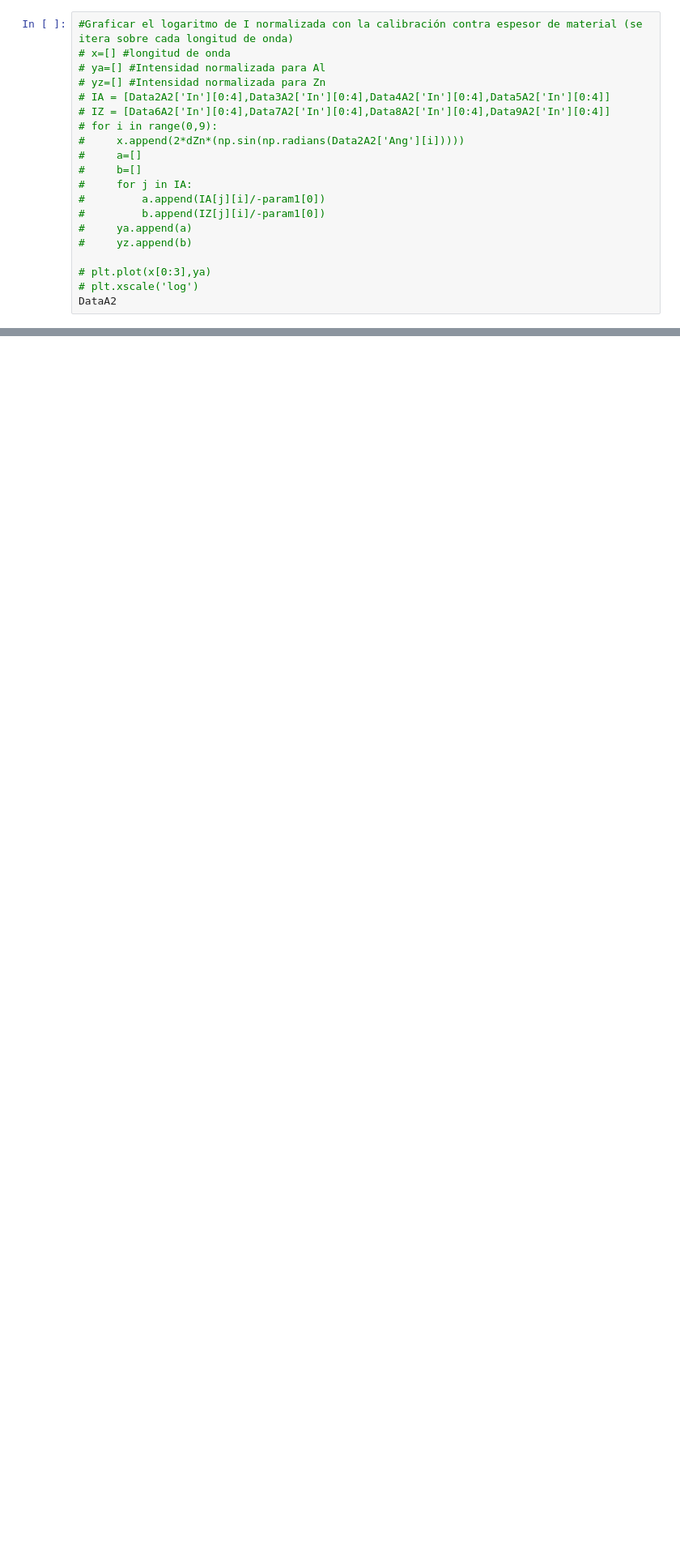
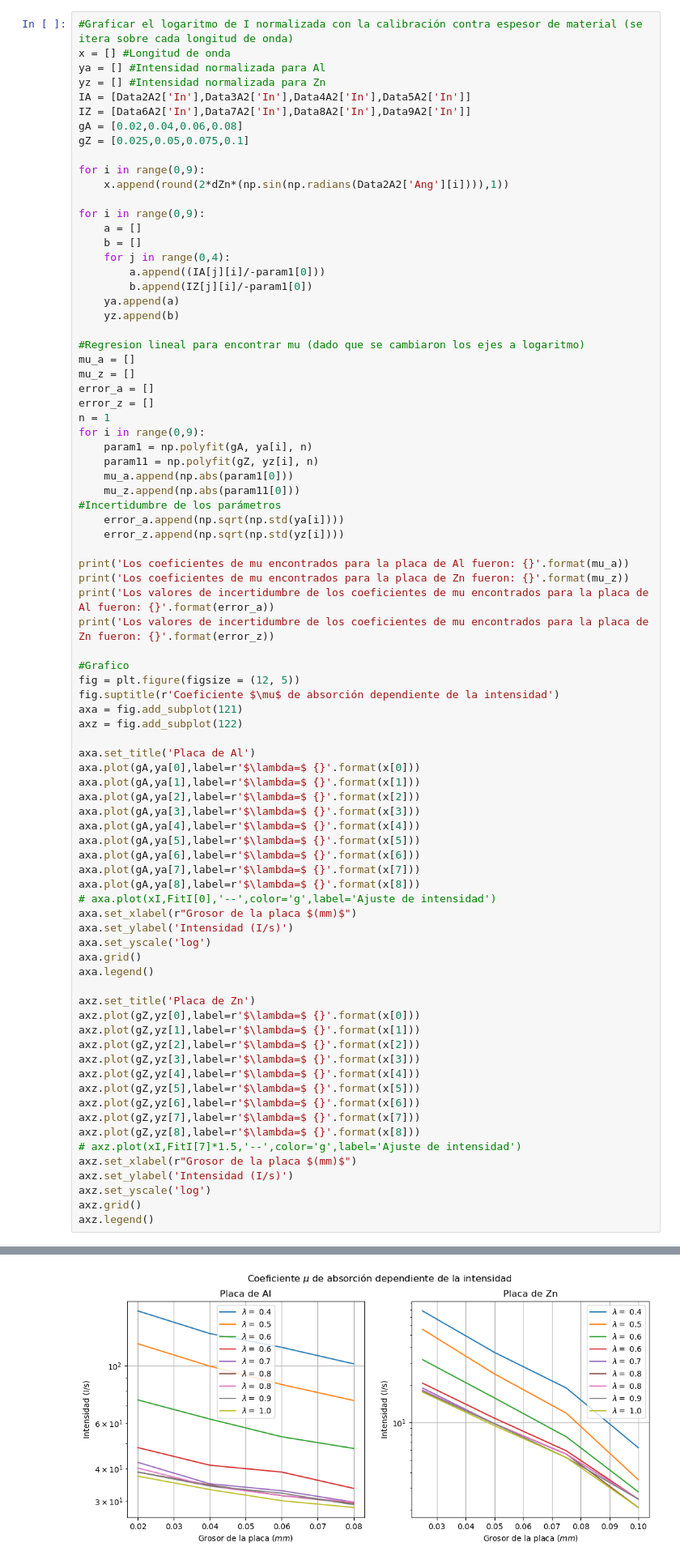
Before and after one commit to ccuellarn/Laboratorio-Intermedio---Pr-cticas20242, a Jupyter notebook: Rayos X/Rayos X.ipynb, the cells around one changed output, grey strips where cells are left out. Shown at 81% size. Saved outputs shown, nothing was run; the diff lists cells and outputs as text; blank space fills up the shorter version.

```diff
--- a/Rayos X/Rayos X.ipynb
+++ b/Rayos X/Rayos X.ipynb
@@ -332,22 +331,83 @@ plt.show()
 [figure]
 # %%
 #Graficar el logaritmo de I normalizada con la calibración contra espesor de material (se itera sobre cada longitud de onda)
-# x=[] #longitud de onda
-# ya=[] #Intensidad normalizada para Al
-# yz=[] #Intensidad normalizada para Zn
-# IA = [Data2A2['In'][0:4],Data3A2['In'][0:4],Data4A2['In'][0:4],Data5A2['In'][0:4]]
-# IZ = [Data6A2['In'][0:4],Data7A2['In'][0:4],Data8A2['In'][0:4],Data9A2['In'][0:4]]
-# for i in range(0,9):
-#     x.append(2*dZn*(np.sin(np.radians(Data2A2['Ang'][i]))))
-#     a=[]
-#     b=[]
-#     for j in IA:
-#         a.append(IA[j][i]/-param1[0])
-#         b.append(IZ[j][i]/-param1[0])
-#     ya.append(a)
-#     yz.append(b)
+x = [] #Longitud de onda
+ya = [] #Intensidad normalizada para Al
+yz = [] #Intensidad normalizada para Zn
+IA = [Data2A2['In'],Data3A2['In'],Data4A2['In'],Data5A2['In']]
+IZ = [Data6A2['In'],Data7A2['In'],Data8A2['In'],Data9A2['In']]
+gA = [0.02,0.04,0.06,0.08]
+gZ = [0.025,0.05,0.075,0.1]
 
-# plt.plot(x[0:3],ya)
-# plt.xscale('log')
-DataA2
+for i in range(0,9):
+    x.append(round(2*dZn*(np.sin(np.radians(Data2A2['Ang'][i]))),1))
+
+for i in range(0,9):
+    a = []
+    b = []
+    for j in range(0,4):
+        a.append((IA[j][i]/-param1[0]))
+        b.append(IZ[j][i]/-param1[0])
+    ya.append(a)
+    yz.append(b)
+
+#Regresion lineal para encontrar mu (dado que se cambiaron los ejes a logaritmo)
+mu_a = []
+mu_z = []
+error_a = []
+error_z = []
+n = 1
+for i in range(0,9):
+    param1 = np.polyfit(gA, ya[i], n)
+    param11 = np.polyfit(gZ, yz[i], n)
+    mu_a.append(np.abs(param1[0]))
+    mu_z.append(np.abs(param11[0]))
+#Incertidumbre de los parámetros
+    error_a.append(np.sqrt(np.std(ya[i])))
+    error_z.append(np.sqrt(np.std(yz[i])))
+
+print('Los coeficientes de mu encontrados para la placa de Al fueron: {}'.format(mu_a))
+print('Los coeficientes de mu encontrados para la placa de Zn fueron: {}'.format(mu_z))
+print('Los valores de incertidumbre de los coeficientes de mu encontrados para la placa de Al fueron: {}'.format(error_a))
+print('Los valores de incertidumbre de los coeficientes de mu encontrados para la placa de Zn fueron: {}'.format(error_z))
+
+#Grafico
+fig = plt.figure(figsize = (12, 5))
+fig.suptitle(r'Coeficiente $\mu$ de absorción dependiente de la intensidad')
+axa = fig.add_subplot(121)
+axz = fig.add_subplot(122)
+
+axa.set_title('Placa de Al')
+axa.plot(gA,ya[0],label=r'$\lambda=$ {}'.format(x[0]))
+axa.plot(gA,ya[1],label=r'$\lambda=$ {}'.format(x[1]))
+axa.plot(gA,ya[2],label=r'$\lambda=$ {}'.format(x[2]))
+axa.plot(gA,ya[3],label=r'$\lambda=$ {}'.format(x[3]))
+axa.plot(gA,ya[4],label=r'$\lambda=$ {}'.format(x[4]))
+axa.plot(gA,ya[5],label=r'$\lambda=$ {}'.format(x[5]))
+axa.plot(gA,ya[6],label=r'$\lambda=$ {}'.format(x[6]))
+axa.plot(gA,ya[7],label=r'$\lambda=$ {}'.format(x[7]))
+axa.plot(gA,ya[8],label=r'$\lambda=$ {}'.format(x[8]))
+# axa.plot(xI,FitI[0],'--',color='g',label='Ajuste de intensidad')
+axa.set_xlabel(r"Grosor de la placa $(mm)$")
+axa.set_ylabel('Intensidad (I/s)')
+axa.set_yscale('log')
+axa.grid()
+axa.legend()
+
+axz.set_title('Placa de Zn')
+axz.plot(gZ,yz[0],label=r'$\lambda=$ {}'.format(x[0]))
+axz.plot(gZ,yz[1],label=r'$\lambda=$ {}'.format(x[1]))
+axz.plot(gZ,yz[2],label=r'$\lambda=$ {}'.format(x[2]))
+axz.plot(gZ,yz[3],label=r'$\lambda=$ {}'.format(x[3]))
+axz.plot(gZ,yz[4],label=r'$\lambda=$ {}'.format(x[4]))
+axz.plot(gZ,yz[5],label=r'$\lambda=$ {}'.format(x[5]))
+axz.plot(gZ,yz[6],label=r'$\lambda=$ {}'.format(x[6]))
+axz.plot(gZ,yz[7],label=r'$\lambda=$ {}'.format(x[7]))
+axz.plot(gZ,yz[8],label=r'$\lambda=$ {}'.format(x[8]))
+# axz.plot(xI,FitI[7]*1.5,'--',color='g',label='Ajuste de intensidad')
+axz.set_xlabel(r"Grosor de la placa $(mm)$")
+axz.set_ylabel('Intensidad (I/s)')
+axz.set_yscale('log')
+axz.grid()
+axz.legend()
 # %% [output]
@@ -365,3 +419,4 @@ DataA2
+[figure, added]
 # %% [markdown]
 **Actividad 3:Dependencia de la intensidad del voltaje y corriente del ánodo.**
 # %%
```
Also changed, not shown: parts of 2 cells of this notebook.
